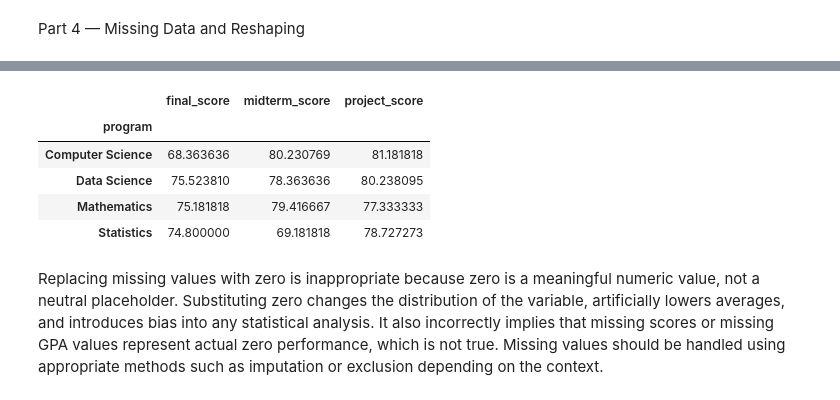
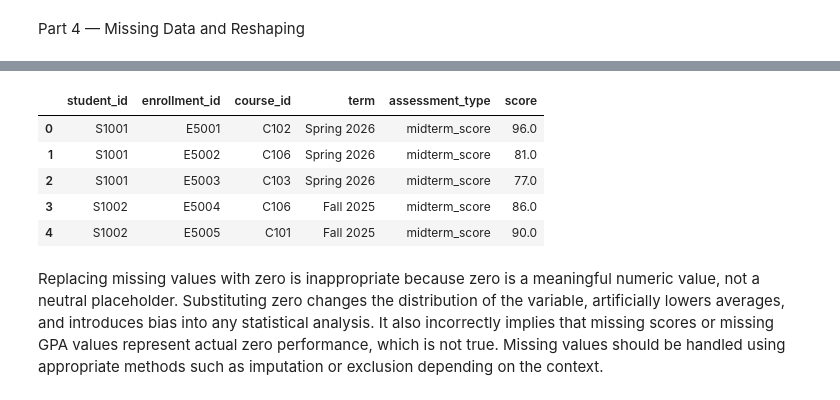
Before and after one commit to boa3587/ACQUAH-STA556, a Jupyter notebook: STA556_Assignment_1/notebook/homework1.ipynb, the cells around one changed output, grey strips where cells are left out. Drawn from its saved outputs; the diff is of its cells as text; code cells hidden in the pictures.

Commit message:
Update notebook with reshaping, merges, and final dataset

```diff
--- a/STA556_Assignment_1/notebook/homework1.ipynb
+++ b/STA556_Assignment_1/notebook/homework1.ipynb
@@ -187,15 +189,18 @@ I filtered the students table to keep only those with a GPA above 3.0 and more t
 # %% [markdown]
 Part 3 — Joining Tables
 # %%
-# Merge students ↔ enrollments (one-to-many)
+# Merge enrollments ↔ students
 
-#Expected relationship:  Each student can appear in many enrollments, but each enrollment belongs to exactly one student.
+# Expected relationship: Each student can appear in many enrollments, but each enrollment belongs to exactly one student. This is a one‑to‑many relationship on student_id.
+# Merge 1: students ↔ enrollments (OUTER)
 merge1 = students.merge(
     enrollments,
-    how="left",                 # keep all students
+    how="outer",
     on="student_id",
-    validate="one_to_many"
+    validate="one_to_many",
 )
+
+
 merge1
 # %% [output]
 |  | student_id | first_name | last_name | program | year | age | active | entry_term | gpa | ... |
@@ -292,18 +316,22 @@ missing_gpa
 # %%
-score_pivot = final.pivot_table(
-    values=["midterm_score", "final_score", "project_score"],
-    index="program",
-    aggfunc="mean"
+# Select the columns we want to reshape
+score_cols = ["midterm_score", "final_score", "project_score"]
+# Melt the dataset from wide → long
+long_scores = final.melt(
+    id_vars=["student_id", "enrollment_id", "course_id", "term"],
+    value_vars=score_cols,
+    var_name="assessment_type",
+    value_name="score"
 )
 
-score_pivot
+long_scores.head()
 # %% [output]
-|  | final_score | midterm_score | project_score |
-| program |  |  |  |
-| Computer Science | 68.363636 | 80.230769 | 81.181818 |
-| Data Science | 75.523810 | 78.363636 | 80.238095 |
-| Mathematics | 75.181818 | 79.416667 | 77.333333 |
-| Statistics | 74.800000 | 69.181818 | 78.727273 |
+|  | student_id | enrollment_id | course_id | term | assessment_type | score |
+| 0 | S1001 | E5001 | C102 | Spring 2026 | midterm_score | 96.0 |
+| 1 | S1001 | E5002 | C106 | Spring 2026 | midterm_score | 81.0 |
+| 2 | S1001 | E5003 | C103 | Spring 2026 | midterm_score | 77.0 |
+| 3 | S1002 | E5004 | C106 | Fall 2025 | midterm_score | 86.0 |
+| 4 | S1002 | E5005 | C101 | Fall 2025 | midterm_score | 90.0 |
 # %% [markdown]
 Replacing missing values with zero is inappropriate because zero is a meaningful numeric value, not a neutral placeholder. Substituting zero changes the distribution of the variable, artificially lowers averages, and introduces bias into any statistical analysis. It also incorrectly implies that missing scores or missing GPA values represent actual zero performance, which is not true. Missing values should be handled using appropriate methods such as imputation or exclusion depending on the context.
 # %% [markdown]
```
Also changed, not shown: parts of 9 cells of this notebook, 2 other files.
